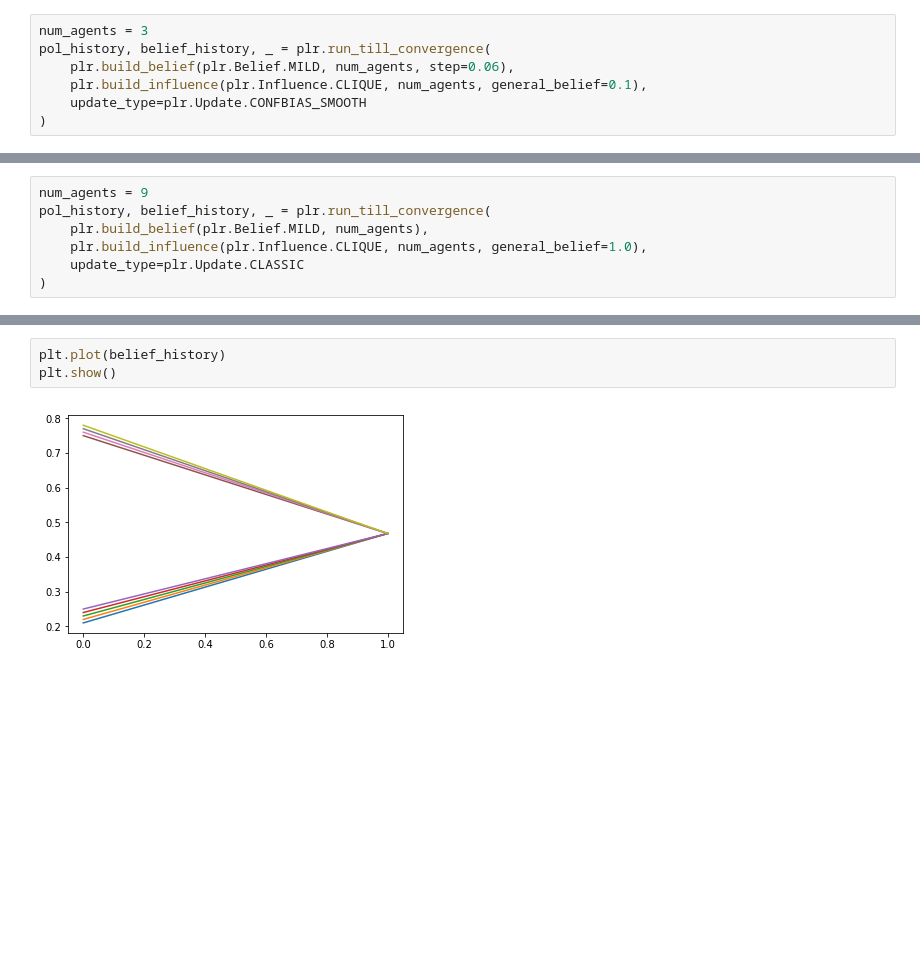
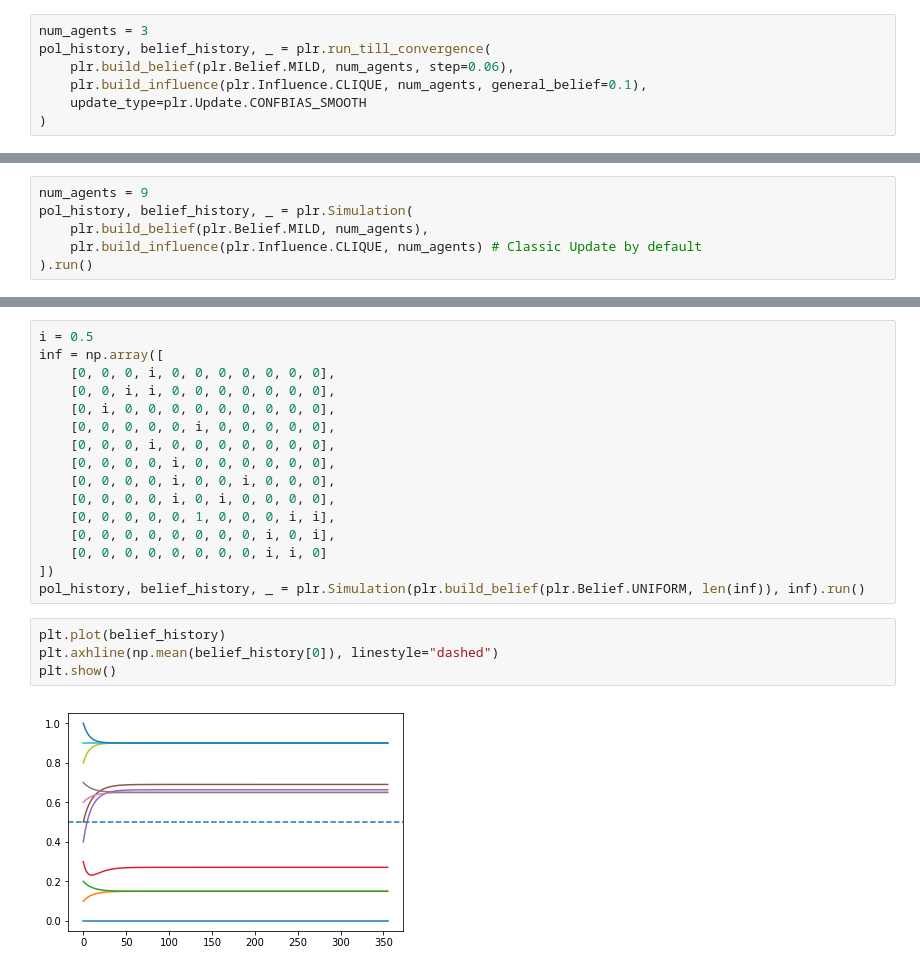
Before and after one commit to Sirquini/Polarization, a Jupyter notebook: New Simulations.ipynb, the cells around one changed output, grey strips where cells are left out. Saved outputs shown, nothing was run; the diff lists cells and outputs as text; blank space fills up the shorter version.

Commit message:
Add more examples to notebook
Including the  circular influence for classical update.

```diff
--- a/New Simulations.ipynb
+++ b/New Simulations.ipynb
@@ -165,7 +191,6 @@ plt.show()
 # %%
 num_agents = 9
-pol_history, belief_history, _ = plr.run_till_convergence(
+pol_history, belief_history, _ = plr.Simulation(
     plr.build_belief(plr.Belief.MILD, num_agents),
-    plr.build_influence(plr.Influence.CLIQUE, num_agents, general_belief=1.0),
-    update_type=plr.Update.CLASSIC
-)
+    plr.build_influence(plr.Influence.CLIQUE, num_agents) # Classic Update by default
+).run()
@@ -183,5 +215,22 @@ pol_history, belief_history, _ = plr.Simulation(
+# %%
+i = 0.5
+inf = np.array([
+    [0, 0, 0, i, 0, 0, 0, 0, 0, 0, 0],
+    [0, 0, i, i, 0, 0, 0, 0, 0, 0, 0],
+    [0, i, 0, 0, 0, 0, 0, 0, 0, 0, 0],
+    [0, 0, 0, 0, 0, i, 0, 0, 0, 0, 0],
+    [0, 0, 0, i, 0, 0, 0, 0, 0, 0, 0],
+    [0, 0, 0, 0, i, 0, 0, 0, 0, 0, 0],
+    [0, 0, 0, 0, i, 0, 0, i, 0, 0, 0],
+    [0, 0, 0, 0, i, 0, i, 0, 0, 0, 0],
+    [0, 0, 0, 0, 0, 1, 0, 0, 0, i, i],
+    [0, 0, 0, 0, 0, 0, 0, 0, i, 0, i],
+    [0, 0, 0, 0, 0, 0, 0, 0, i, i, 0]
+])
+pol_history, belief_history, _ = plr.Simulation(plr.build_belief(plr.Belief.UNIFORM, len(inf)), inf).run()
 # %%
 plt.plot(belief_history)
+plt.axhline(np.mean(belief_history[0]), linestyle="dashed")
 plt.show()
 # %% [output]
-[figure, old version]
+[figure, new version]
```
Also changed, not shown: parts of 14 cells of this notebook.
